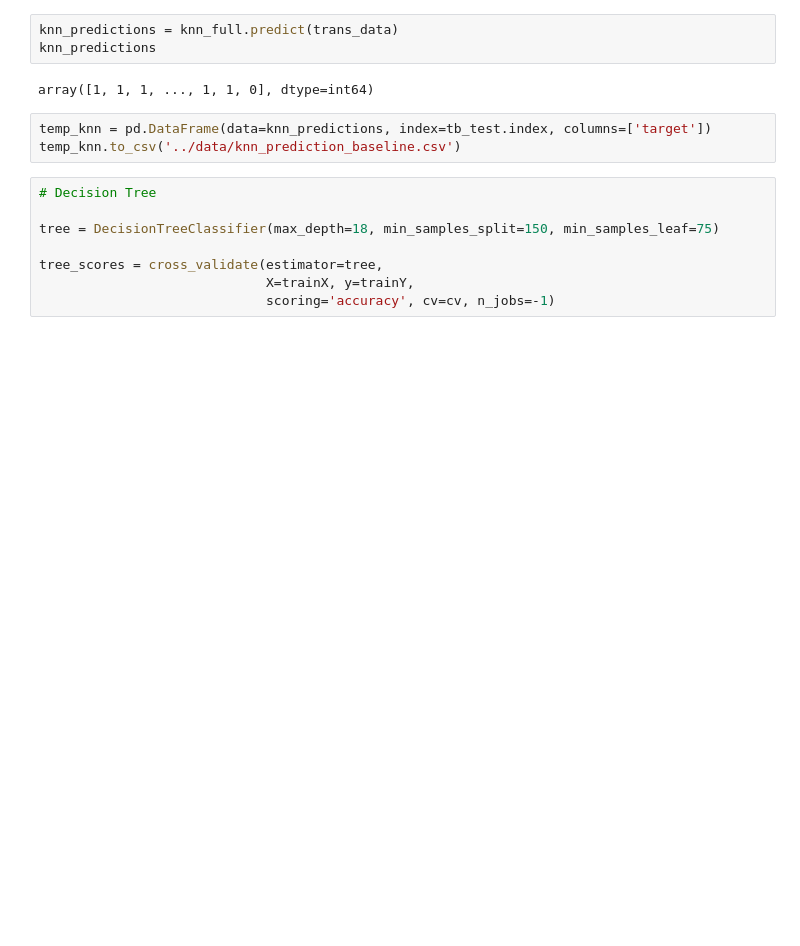
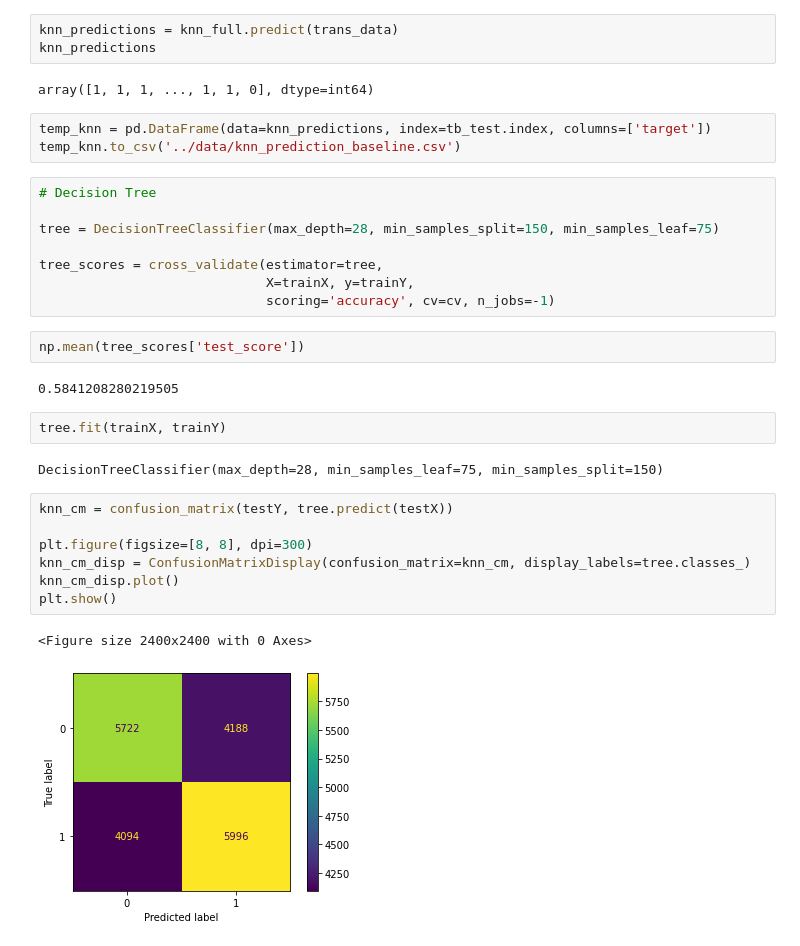
Before and after one commit to ashen007/Tabular-series-Nov-2021, a Jupyter notebook: models/baseline.ipynb, the cells around one changed output. Drawn from its saved outputs; the diff is of its cells as text; blank space fills up the shorter version.

Commit message:
baseline decision tree: score 0.58

```diff
--- a/models/baseline.ipynb
+++ b/models/baseline.ipynb
@@ -271,8 +271,26 @@ temp_knn.to_csv('../data/knn_prediction_baseline.csv')
 # %%
 # Decision Tree
 
-tree = DecisionTreeClassifier(max_depth=18, min_samples_split=150, min_samples_leaf=75)
+tree = DecisionTreeClassifier(max_depth=28, min_samples_split=150, min_samples_leaf=75)
 
 tree_scores = cross_validate(estimator=tree,
                              X=trainX, y=trainY,
                              scoring='accuracy', cv=cv, n_jobs=-1)
+# %%
+np.mean(tree_scores['test_score'])
+# %% [output]
+0.5841208280219505
+# %%
+tree.fit(trainX, trainY)
+# %% [output]
+DecisionTreeClassifier(max_depth=28, min_samples_leaf=75, min_samples_split=150)
+# %%
+knn_cm = confusion_matrix(testY, tree.predict(testX))
+
+plt.figure(figsize=[8, 8], dpi=300)
+knn_cm_disp = ConfusionMatrixDisplay(confusion_matrix=knn_cm, display_labels=tree.classes_)
+knn_cm_disp.plot()
+plt.show()
+# %% [output]
+<Figure size 2400x2400 with 0 Axes>
+[figure, added]
```
Also changed, not shown: parts of 2 cells of this notebook.
